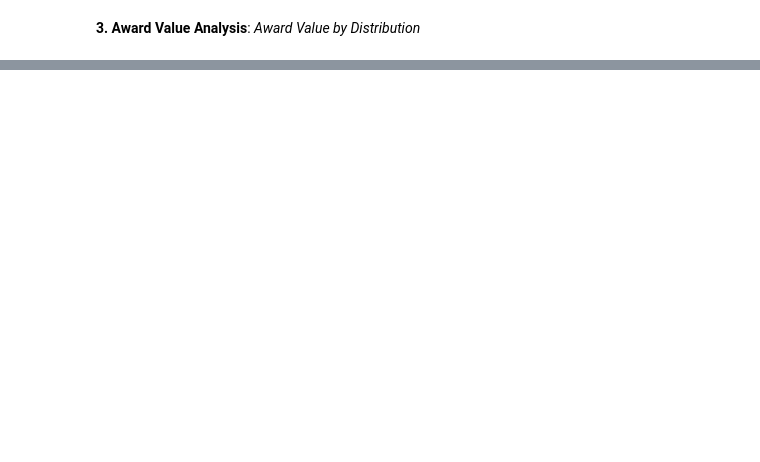
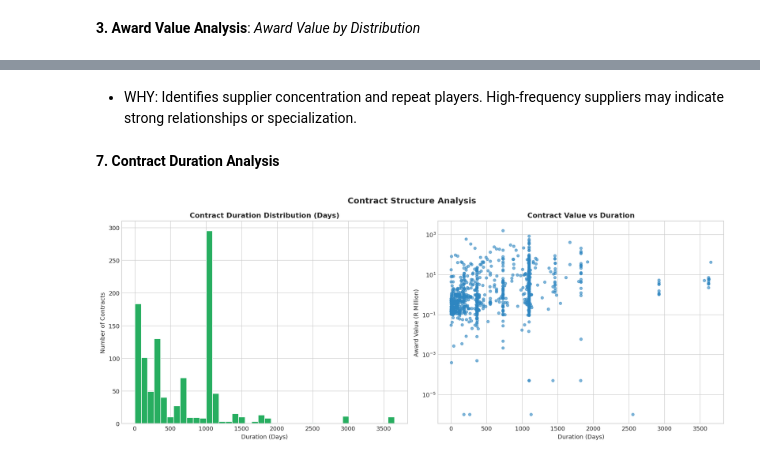
Before and after one commit to Toni8/SA_Public_Procurement_Intelligence_System, a Jupyter notebook: 02_notebooks/03_EDA.ipynb, the cells around one changed output, grey strips where cells are left out. Saved outputs shown, nothing was run; the diff lists cells and outputs as text; code cells hidden in the pictures; blank space fills up the shorter version.

```diff
--- a/02_notebooks/03_EDA.ipynb
+++ b/02_notebooks/03_EDA.ipynb
@@ -137,0 +210,33 @@ plt.savefig('../03_outputs/05_award_distribution.png', dpi=150, bbox_inches='tig
+# %% [markdown]
+* WHY: Identifies supplier concentration and repeat players. High-frequency suppliers may indicate strong relationships or specialization.
+# %% [markdown]
+**7. Contract Duration Analysis**
+# %%
+contracts['duration_days'] = (pd.to_datetime(contracts['period_enddate']) -
+                            pd.to_datetime(contracts['period_startdate'])).dt.days
+
+fig, axes = plt.subplots(1, 2, figsize=(15, 6))
+
+# Duration distribution
+axes[0].hist(contracts['duration_days'].dropna(), bins=40, color='#27AE60', edgecolor='white')
+axes[0].set_title('Contract Duration Distribution (Days)', fontweight='bold')
+axes[0].set_xlabel('Duration (Days)')
+axes[0].set_ylabel('Number of Contracts')
+
+# Value vs Duration scatter
+merged_duration = contracts.merge(main[['ocid', 'tender_category']],
+                                left_on='main_ocid', right_on='ocid', how='left')
+axes[1].scatter(merged_duration['duration_days'],
+                merged_duration['value_amount']/1e6,
+                alpha=0.6, color='#2E86C1', s=20)
+axes[1].set_title('Contract Value vs Duration', fontweight='bold')
+axes[1].set_xlabel('Duration (Days)')
+axes[1].set_ylabel('Award Value (R Million)')
+axes[1].set_yscale('log')
+
+plt.suptitle('Contract Structure Analysis', fontsize=14, fontweight='bold')
+plt.tight_layout()
+plt.savefig('../06_outputs/07_contract_duration.png', dpi=150, bbox_inches='tight')
+plt.show()
+# %% [output]
+[figure, added]
```
Also changed, not shown: parts of 19 cells of this notebook, 19 other files.
